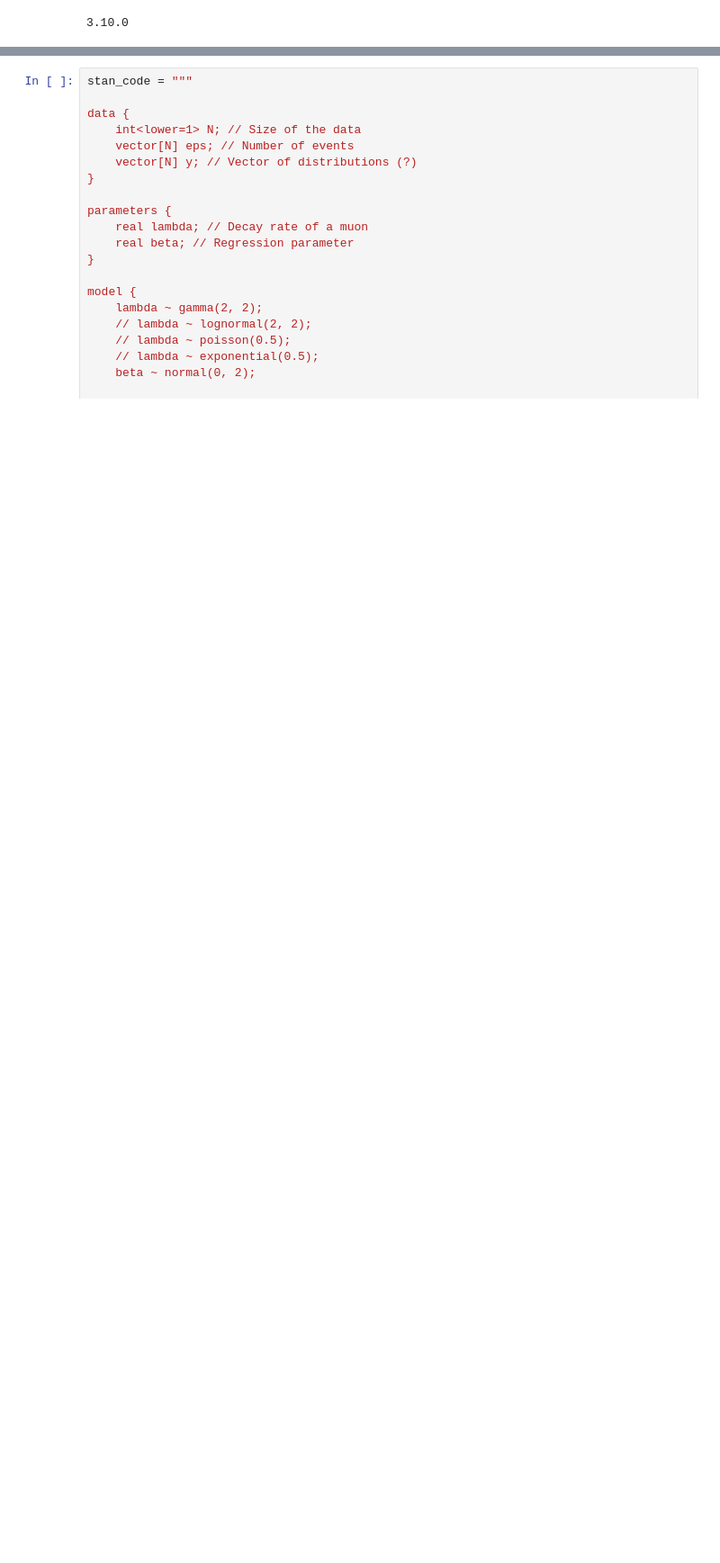
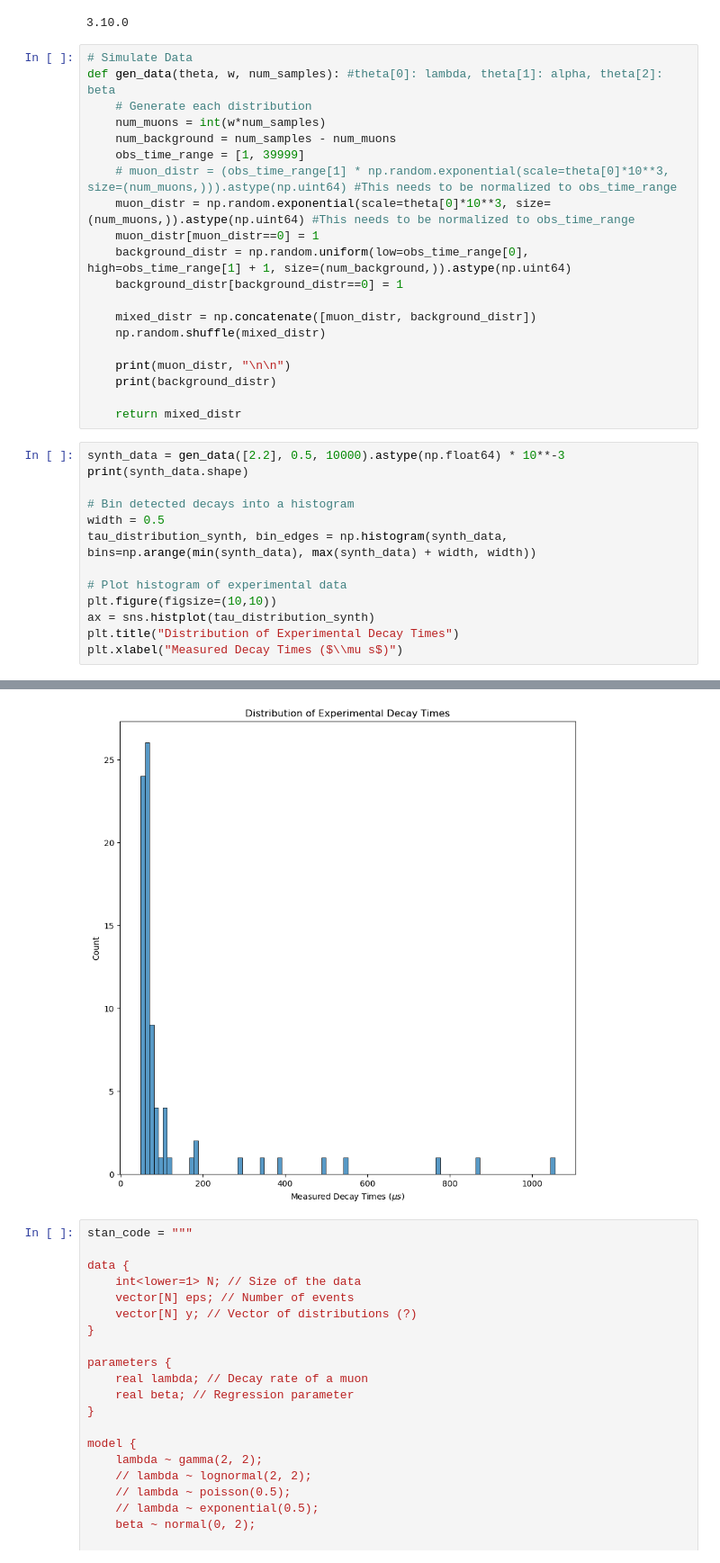
Before and after one commit to NightHydra/CognitiveModelingHomework, a Jupyter notebook: Project/muonPhysics.ipynb, the cells around one changed output, grey strips where cells are left out. Shown at 90% size. Saved outputs shown, nothing was run; the diff lists cells and outputs as text; blank space fills up the shorter version.

```diff
--- a/Project/muonPhysics.ipynb
+++ b/Project/muonPhysics.ipynb
@@ -21,3 +21,37 @@ import pandas as pd
 print(stan.__version__)
 # %% [output]
 3.10.0
+# %%
+# Simulate Data
+def gen_data(theta, w, num_samples): #theta[0]: lambda, theta[1]: alpha, theta[2]: beta
+    # Generate each distribution
+    num_muons = int(w*num_samples)
+    num_background = num_samples - num_muons
+    obs_time_range = [1, 39999]
+    # muon_distr = (obs_time_range[1] * np.random.exponential(scale=theta[0]*10**3, size=(num_muons,))).astype(np.uint64) #This needs to be normalized to obs_time_range
+    muon_distr = np.random.exponential(scale=theta[0]*10**3, size=(num_muons,)).astype(np.uint64) #This needs to be normalized to obs_time_range
+    muon_distr[muon_distr==0] = 1
+    background_distr = np.random.uniform(low=obs_time_range[0], high=obs_time_range[1] + 1, size=(num_background,)).astype(np.uint64)
+    background_distr[background_distr==0] = 1
+
+    mixed_distr = np.concatenate([muon_distr, background_distr])
+    np.random.shuffle(mixed_distr)
+
+    print(muon_distr, "\n\n")
+    print(background_distr)
+
+    return mixed_distr
+# %%
+synth_data = gen_data([2.2], 0.5, 10000).astype(np.float64) * 10**-3
+print(synth_data.shape)
+
+# Bin detected decays into a histogram
+width = 0.5
+tau_distribution_synth, bin_edges = np.histogram(synth_data, bins=np.arange(min(synth_data), max(synth_data) + width, width))
+
+# Plot histogram of experimental data
+plt.figure(figsize=(10,10))
+ax = sns.histplot(tau_distribution_synth)
+plt.title("Distribution of Experimental Decay Times")
+plt.xlabel("Measured Decay Times ($\\mu s$)")
+# %% [output]
@@ -24,3 +64,4 @@ print(stan.__version__)
+[figure, added]
 # %%
 stan_code = """
 
```
Also changed, not shown: parts of 1 cell of this notebook.
